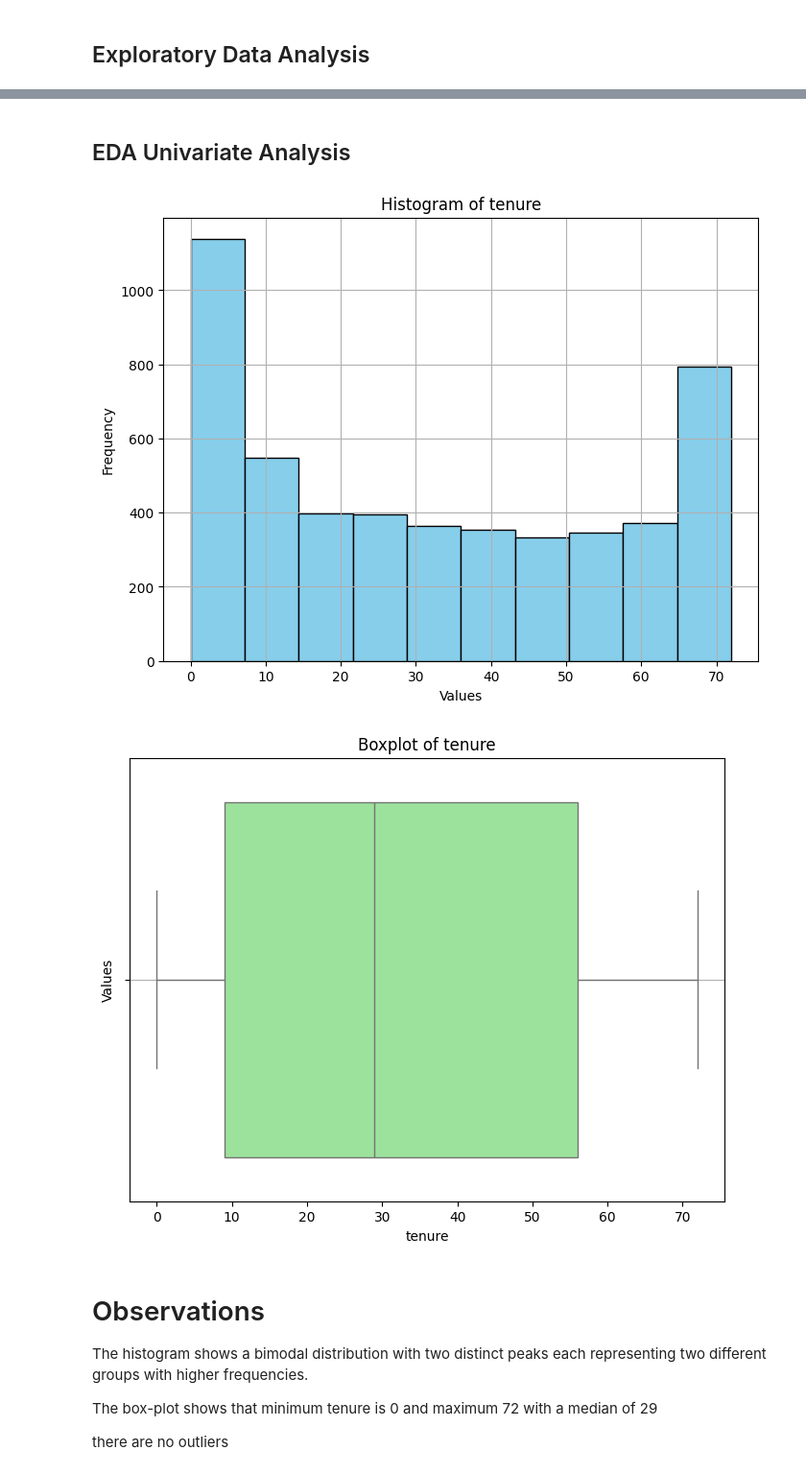
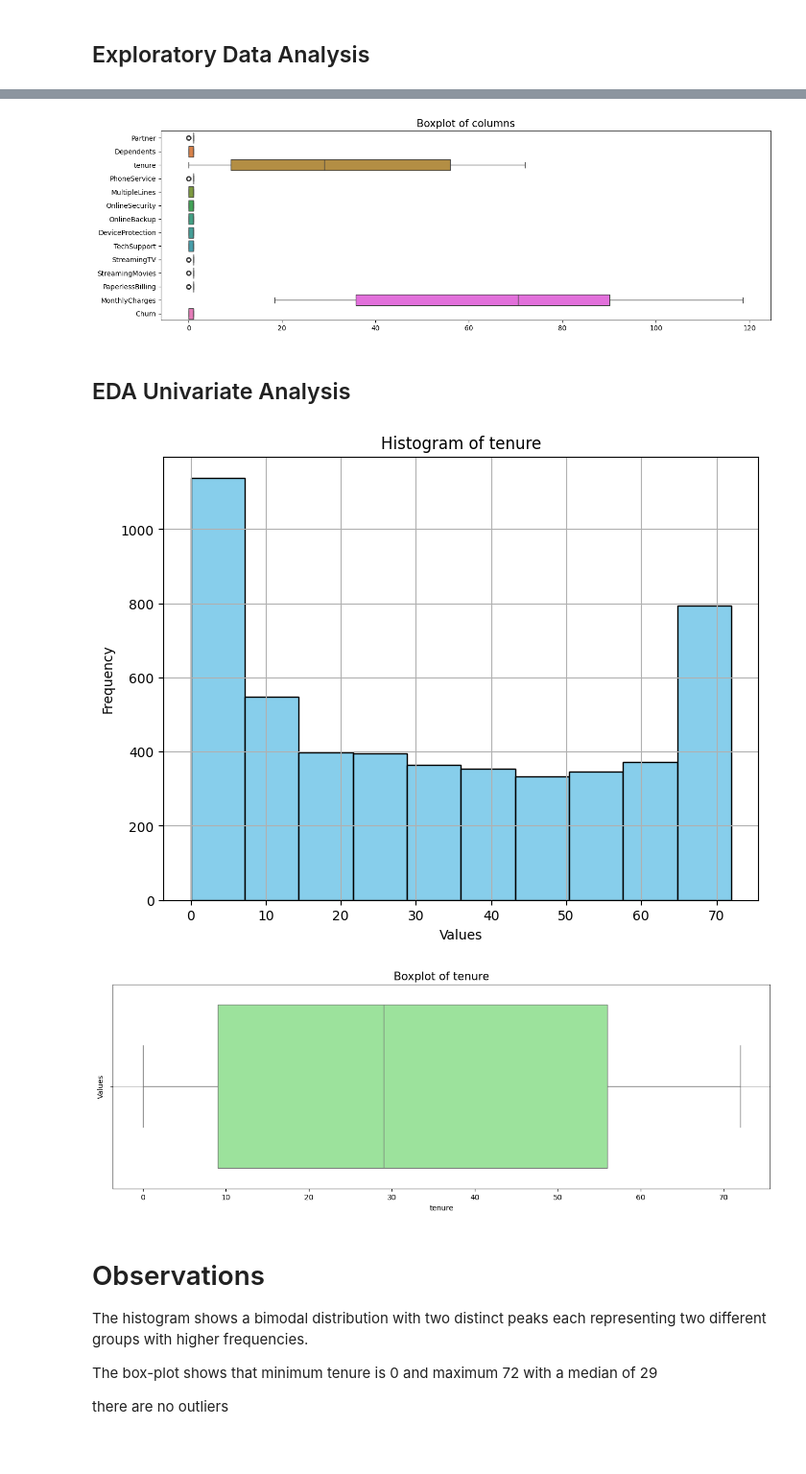
Before and after one commit to Marlon-were/Customer_Churn_Analysis, a Jupyter notebook: churn.ipynb, the cells around one changed output, grey strips where cells are left out. Shown at 96% size. Saved outputs shown, nothing was run; the diff lists cells and outputs as text; code cells hidden in the pictures; blank space fills up the shorter version.

Commit message:
more updateds on the churn notebook

```diff
--- a/churn.ipynb
+++ b/churn.ipynb
@@ -231,0 +317,29 @@ final_df
+# %%
+def map_to_boolean(df):
+    df['Partner'] = df['Partner'].map({"Yes": True, "No": False})
+    df['PhoneService'] = df['PhoneService'].map({"Yes": True, "No": False})
+    df['Dependents'] = df['Dependents'].map({"Yes": True, "No": False})
+    df['OnlineSecurity'] = df['OnlineSecurity'].map({"Yes": True, "No": False, "No internet service": False})
+    df['OnlineBackup'] = df['OnlineBackup'].map({"Yes": True, "No": False, "No internet service": False})
+    df['DeviceProtection'] = df['DeviceProtection'].map({"Yes": True, "No": False, "No internet service": False})
+    df['TechSupport'] = df['TechSupport'].map({"Yes": True, "No": False, "No internet service": False})
+    df['StreamingTV'] = df['StreamingTV'].map({"Yes": True, "No": False, "No internet service": False})
+    df['StreamingMovies'] = df['StreamingMovies'].map({"Yes": True, "No": False, "No internet service": False})
+    df['PaperlessBilling'] = df['PaperlessBilling'].map({"Yes": True, "No": False})
+    df['Churn'] = df['Churn'].map({"Yes": True, "No": False})
+
+    return df
+#Map over df
+data_train = map_to_boolean(data_train)
+# %%
+data_train['Partner'] = data_train['Partner'].astype(bool)
+data_train['PhoneService'] = data_train['PhoneService'].astype(bool)
+data_train['Dependents'] = data_train['Dependents'].astype(bool)
+data_train['OnlineSecurity'] = data_train['OnlineSecurity'].astype(bool)
+data_train['OnlineBackup'] = data_train['OnlineBackup'].astype(bool)
+data_train['DeviceProtection'] = data_train['DeviceProtection'].astype(bool)
+data_train['TechSupport'] = data_train['TechSupport'].astype(bool)
+data_train['StreamingTV'] = data_train['StreamingTV'].astype(bool)
+data_train['StreamingMovies'] = data_train['StreamingMovies'].astype(bool)
+data_train['PaperlessBilling'] = data_train['PaperlessBilling'].astype(bool)
+data_train['Churn'] = data_train['Churn'].astype(bool)
@@ -277,25 +483,33 @@ The average total charge is NAN requiring a change of dtype from object to float
+# %%
+# Check for outliers
+plt.figure(figsize=(16, 5))
+sns.boxplot(data_train.drop(['TotalCharges', 'SeniorCitizen'], axis=1), orient = 'h')
+plt.title('Boxplot of columns', fontsize=15)
+plt.show()
+# %% [output]
+[figure, added]
 # %% [markdown]
 ## EDA Univariate Analysis
 # %%
 # Create a histogram for tenure
 plt.figure(figsize=(8, 6))
 plt.hist(data_train['tenure'], bins=10, color='skyblue', edgecolor='black')
 plt.title('Histogram of tenure')
 plt.xlabel('Values')
 plt.ylabel('Frequency')
 plt.grid(True)
 plt.show()
 
 # Create a boxplot for tenure
-plt.figure(figsize=(8, 6))
-sns.boxplot(x=data_train['tenure'], color='lightgreen', orient='v')
-plt.title('Boxplot of tenure')
+plt.figure(figsize=(16, 5))
+sns.boxplot(data_train['tenure'], color='lightgreen', orient='h')
+plt.title('Boxplot of tenure', fontsize=15)
 plt.ylabel('Values')
 plt.grid(True, axis='y')
 plt.show()
 # %% [output]
 [figure]
-[figure, old version]
+[figure, new version]
 # %% [markdown]
 # Observations
 The histogram shows a bimodal distribution with two distinct peaks each representing two different groups with higher frequencies.
```
Also changed, not shown: parts of 58 cells of this notebook.
